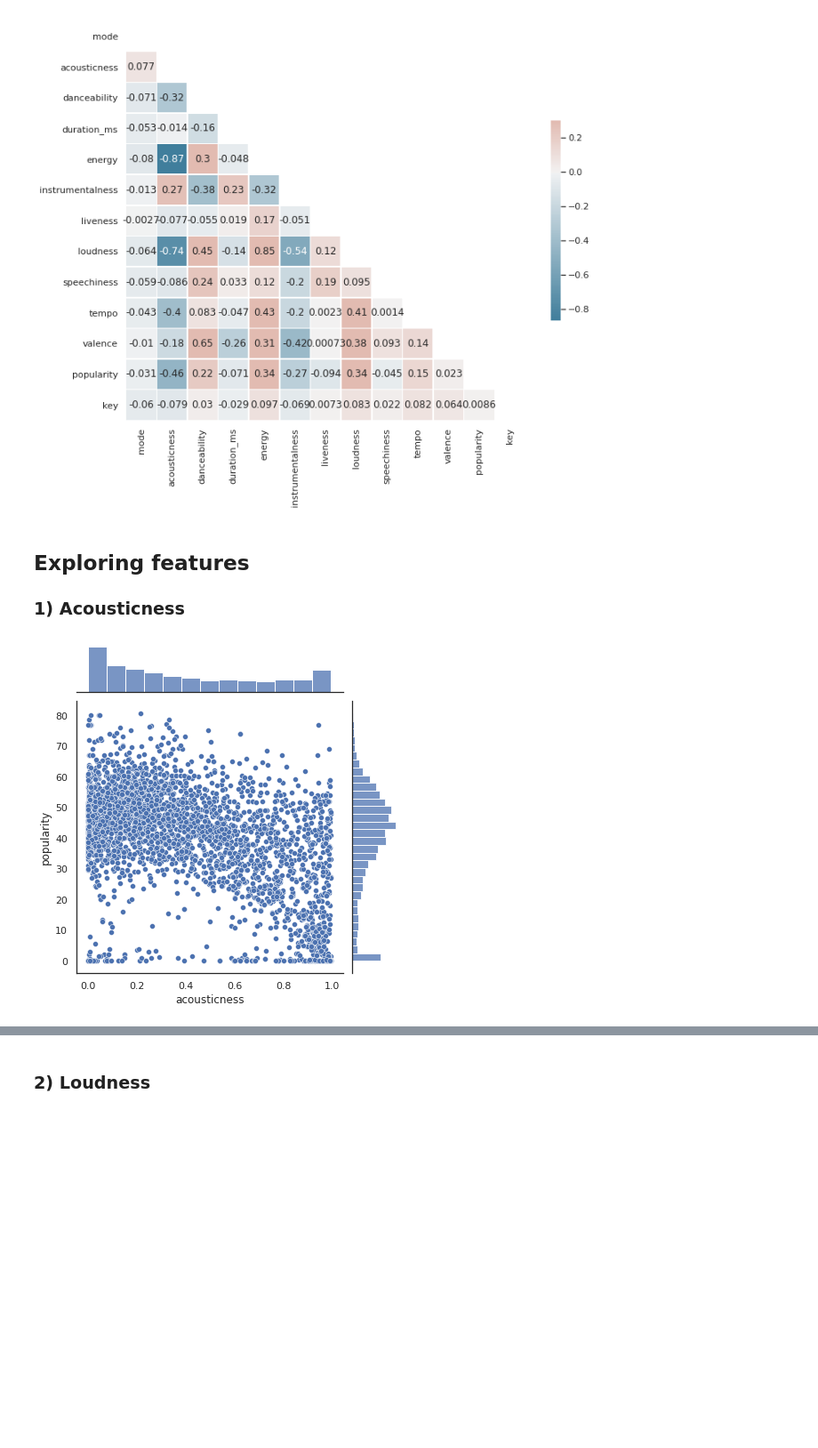
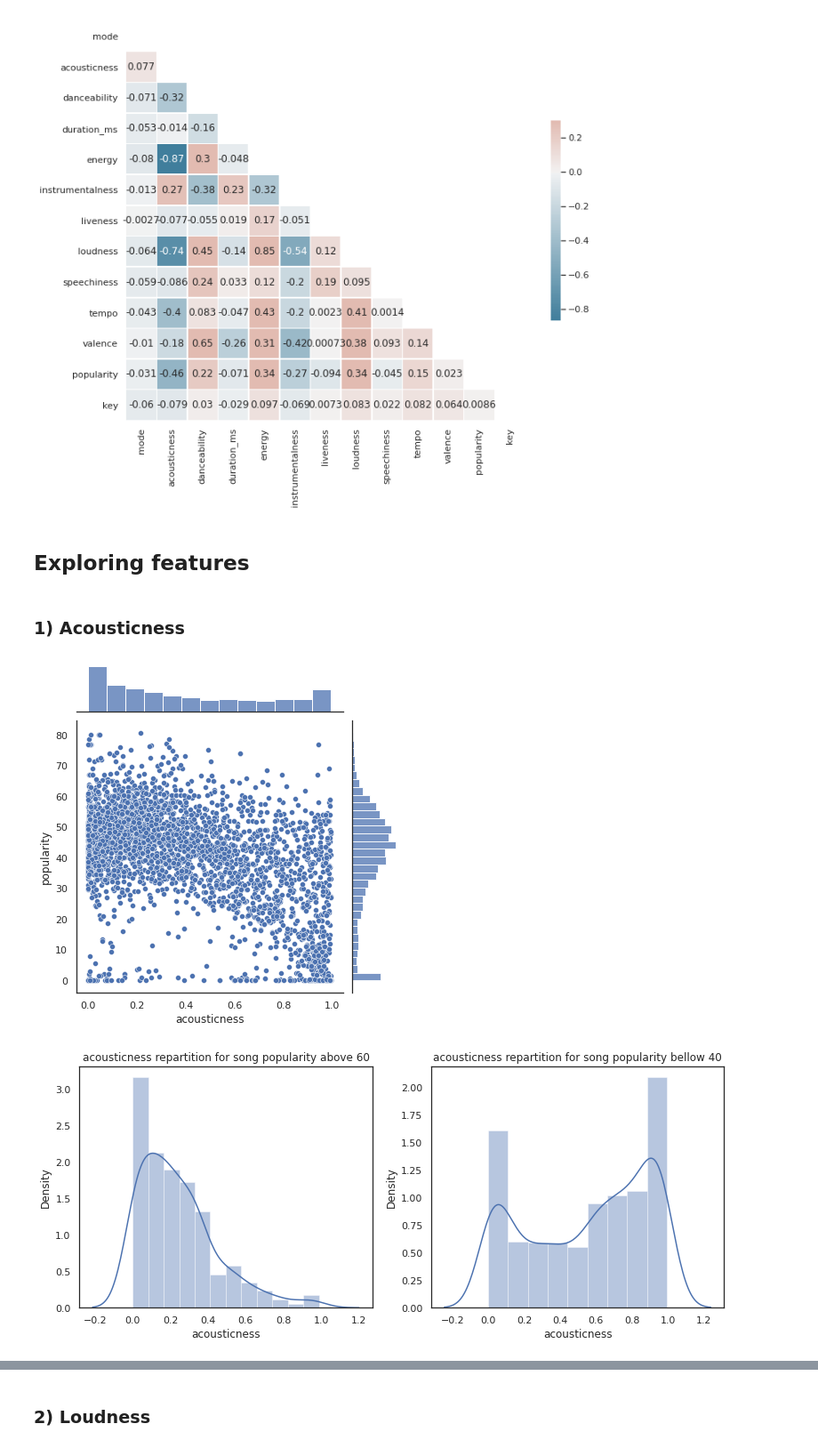
Before and after one commit to bastiendlf/Kaggle-Spotify-SDATA, a Jupyter notebook: EXERCICE_2_VISUALIZATION.ipynb, the cells around one changed output, grey strips where cells are left out. Shown at 89% size. Cells and saved outputs as stored; diff of their text form; code cells hidden in the pictures; blank space fills up the shorter version.

Commit message:
Visualisation data exo2 fini

```diff
--- a/EXERCICE_2_VISUALIZATION.ipynb
+++ b/EXERCICE_2_VISUALIZATION.ipynb
@@ -90,9 +90,33 @@ plt.show()
 [figure]
 # %% [markdown]
 ## Exploring features
-### 1) Acousticness
+# %%
+def compare_popularity_on_feature(feature, df1, df2):
+
+    tilte1 = f'{feature} repartition for song popularity above {ceil}'
+    title2 = f'{feature} repartition for song popularity bellow {floor}'
+
+    figure, axes = plt.subplots(1, 2, figsize=(13, 5))
+
+    sns.distplot(df1[feature], ax=axes[0])
+    axes[0].set_title(tilte1)
+
+    sns.distplot(df2[feature], ax=axes[1])
+    axes[1].set_title(title2)
+    plt.show()
+
+
+ceil = 60
+floor = 40
+
+popular_above_ceil = df[df.popularity > ceil]
+popular_below_floor = df[df.popularity < floor]
+# %% [markdown]
+### 1) Acousticness
 # %%
 sns.jointplot(x = 'acousticness', y = 'popularity', data = df)
 plt.show()
+compare_popularity_on_feature('acousticness', popular_above_ceil, popular_below_floor)
 # %% [output]
 [figure]
+[figure, added]
```
Also changed, not shown: parts of 39 cells of this notebook.
